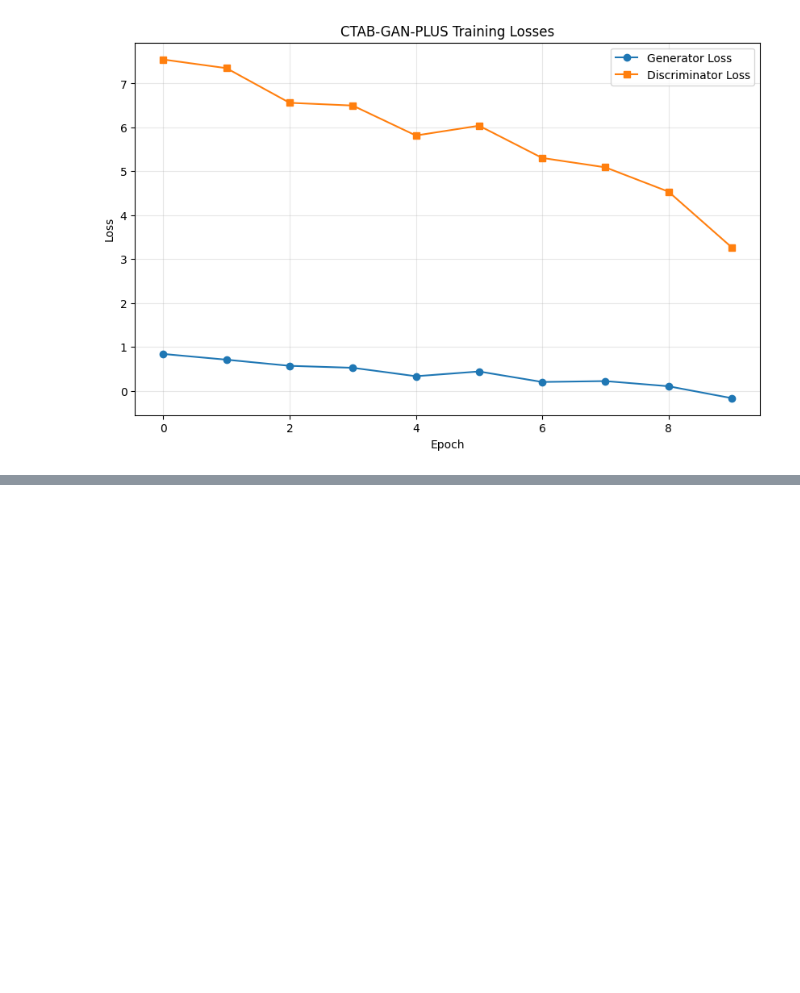
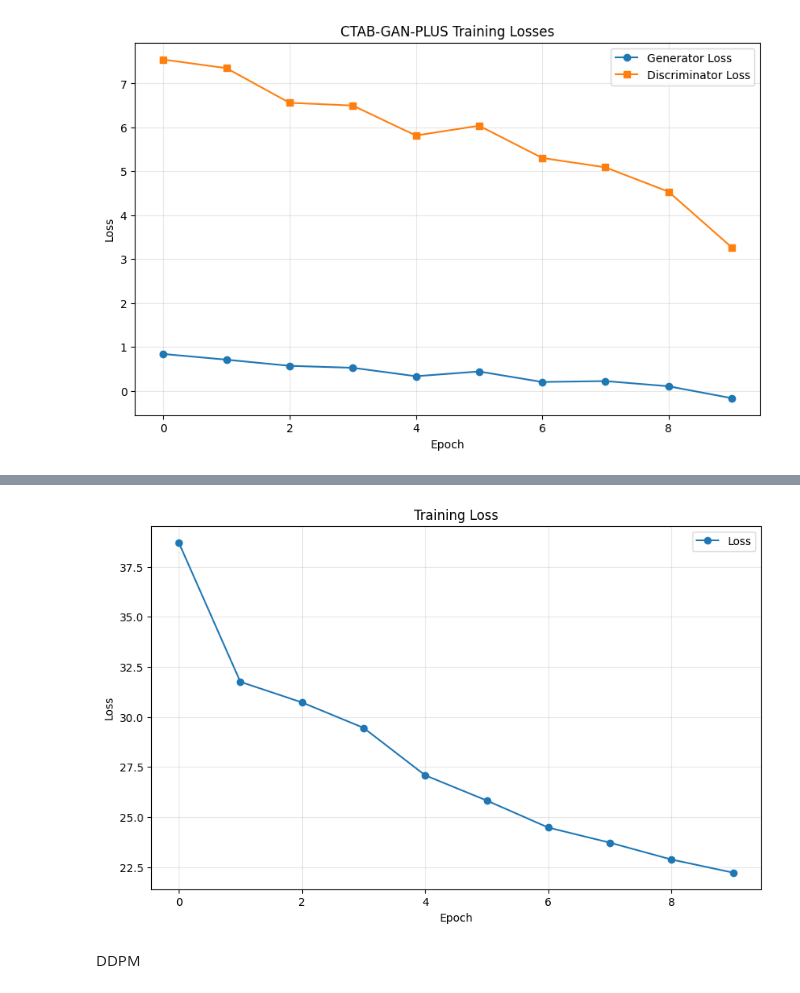
Before and after one commit to tarkevv-01/tab-forge, a Jupyter notebook: examples/test_model.ipynb, the cells around one changed output, grey strips where cells are left out. Cells and saved outputs as stored; diff of their text form; code cells hidden in the pictures; blank space fills up the shorter version.

Commit message:
Add models TVAE and DDPM

```diff
--- a/examples/test_model.ipynb
+++ b/examples/test_model.ipynb
@@ -319,0 +326,4 @@ plt.show()
+# %%
+model = TVAESynthesizer(epochs=10)
+# %%
+model.fit(dataset)
@@ -319,0 +365,24 @@ plt.show()
+# %%
+import matplotlib.pyplot as plt
+import pandas as pd
+
+# допустим это твой df из model.get_losses()
+df = model.get_losses()
+
+# усредним loss по эпохам (иначе будет по батчам)
+df_epoch = df.groupby('Epoch')['Loss'].mean().reset_index()
+
+plt.figure(figsize=(10, 6))
+plt.plot(df_epoch['Epoch'], df_epoch['Loss'], label='Loss', marker='o')
+
+plt.xlabel('Epoch')
+plt.ylabel('Loss')
+plt.title('Training Loss')
+plt.legend()
+plt.grid(True, alpha=0.3)
+
+plt.show()
+# %% [output]
+[figure, added]
+# %% [markdown]
+DDPM
```
Also changed, not shown: parts of 10 cells of this notebook, 8 other files.
